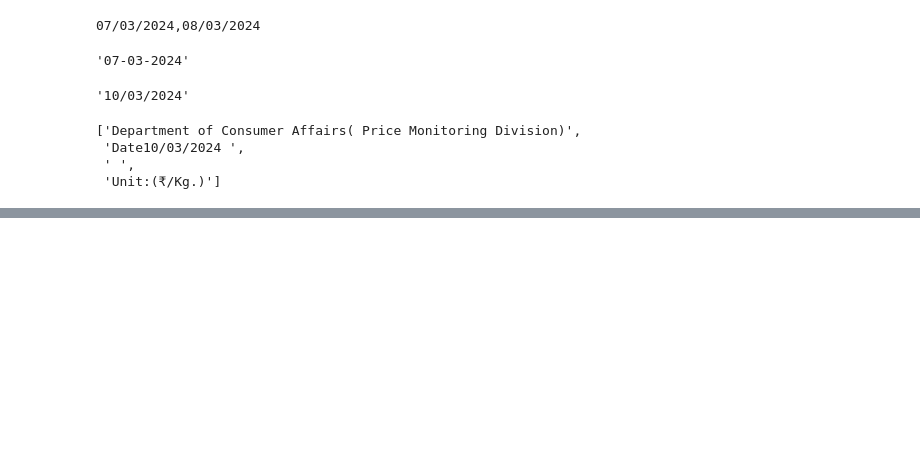
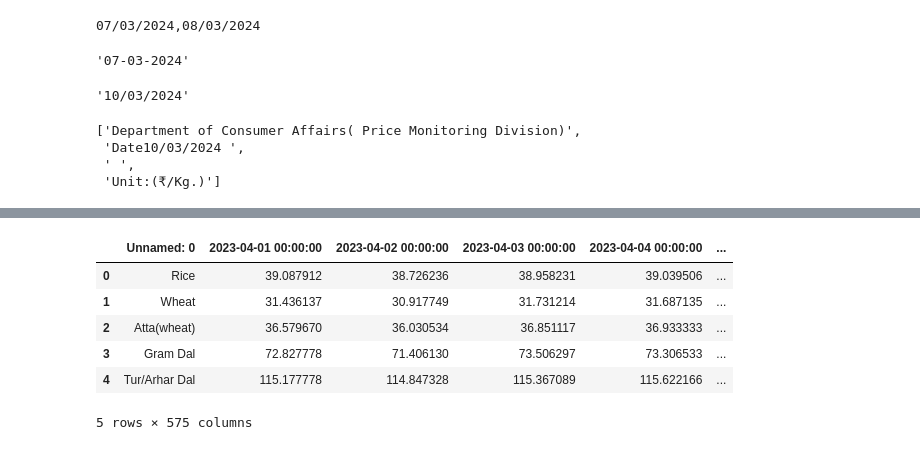
Before and after one commit to a0pawar/DCA-daily-scraper, a Jupyter notebook: test.ipynb, the cells around one changed output, grey strips where cells are left out. Cells and saved outputs as stored; diff of their text form; code cells hidden in the pictures; blank space fills up the shorter version.

```diff
--- a/test.ipynb
+++ b/test.ipynb
@@ -58,0 +63,4 @@ pd.read_excel('dca_data.xlsx', sheet_name=0).iloc[54:76,1:].dropna(axis = 1)
+# %%
+dt_temp = pd.read_csv('data\DCA_price_26-10-2024.csv')
+date_add = dt_temp.columns[0].split(" ")[1].replace("/","-")
+vals = dt_temp['Average Price'].values
@@ -58,0 +85,12 @@ pd.read_excel('dca_data.xlsx', sheet_name=0).iloc[54:76,1:].dropna(axis = 1)
+# %%
+# Add new column
+df[f'{date_add}'] = vals
+df.head()
+# %% [output]
+|  | Unnamed: 0 | 2023-04-01 00:00:00 | 2023-04-02 00:00:00 | 2023-04-03 00:00:00 | 2023-04-04 00:00:00 | ... |
+| 0 | Rice | 39.087912 | 38.726236 | 38.958231 | 39.039506 | ... |
+| 1 | Wheat | 31.436137 | 30.917749 | 31.731214 | 31.687135 | ... |
+| 2 | Atta(wheat) | 36.579670 | 36.030534 | 36.851117 | 36.933333 | ... |
+| 3 | Gram Dal | 72.827778 | 71.406130 | 73.506297 | 73.306533 | ... |
+| 4 | Tur/Arhar Dal | 115.177778 | 114.847328 | 115.367089 | 115.622166 | ... |
+5 rows × 575 columns
```
Also changed, not shown: parts of 6 cells of this notebook, 2 other files.
